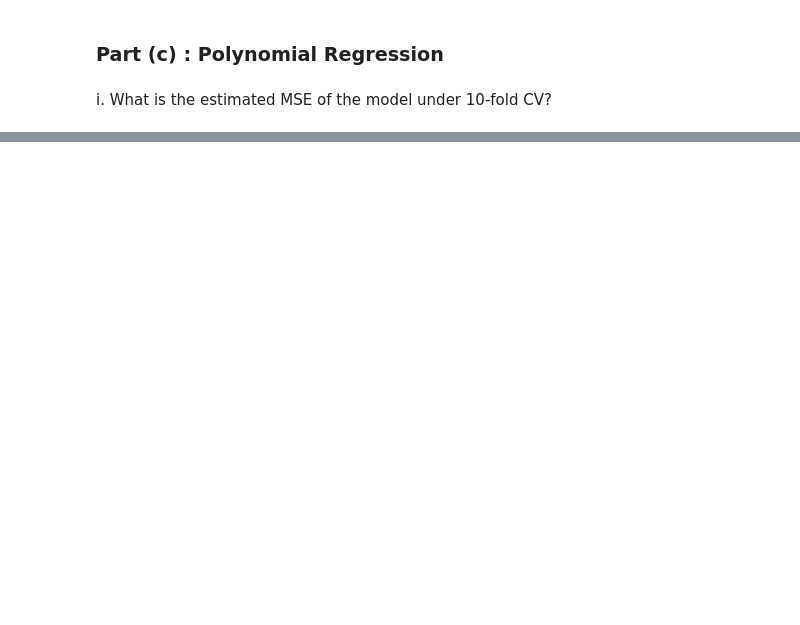
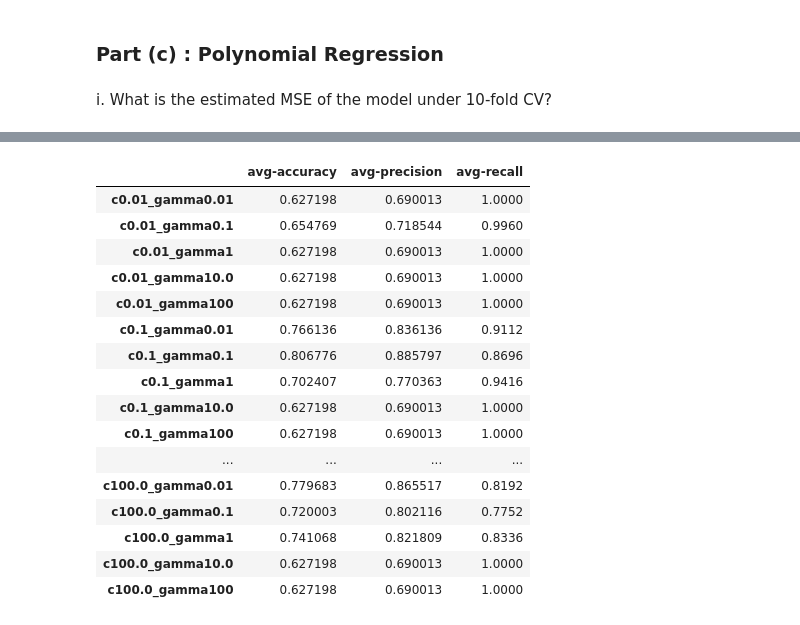
Before and after one commit to Sardhendu/Study, a Jupyter notebook: Crime-Prediction/crimePrediction.ipynb, the cells around one changed output, grey strips where cells are left out. Drawn from its saved outputs; the diff is of its cells as text; code cells hidden in the pictures; blank space fills up the shorter version.

```diff
--- a/Crime-Prediction/crimePrediction.ipynb
+++ b/Crime-Prediction/crimePrediction.ipynb
@@ -374,0 +522,44 @@ array([[  1.00000000e+00,   1.00000000e-02,   4.10000000e-01, ...,
+# %%
+c_range = [0.01, 0.1, 1.0, 10.0, 100.0]#, 1000.0]
+gamma_range = [0.01, 0.1, 1, 10.0, 100]
+
+DF_PrecisionRecallFscore = pd.DataFrame(np.NaN, index=["c" + str(c) + "_" + "gamma" + str(gamma) for c, gamma in itertools.product(c_range, gamma_range)],
+                                        columns=['avg-accuracy', 'avg-precision', 'avg-recall'])
+
+for foldNUM, c_gamma_prediction in  outputEvaluationDict.items():
+#     print ('Running for cross validation fold : ', numFold)
+    for c_gamma, prediction in c_gamma_prediction.items():
+        if pd.isnull(DF_PrecisionRecallFscore.ix[c_gamma, 'avg-accuracy']):
+            DF_PrecisionRecallFscore.ix[c_gamma, 'avg-accuracy'] = metrics.accuracy_score(validLabelDict[foldNUM], prediction)
+        else:
+            DF_PrecisionRecallFscore.ix[c_gamma, 'avg-accuracy'] = DF_PrecisionRecallFscore.ix[c_gamma, 'avg-accuracy'] + metrics.accuracy_score(validLabelDict[foldNUM], prediction)
+
+        if pd.isnull(DF_PrecisionRecallFscore.ix[c_gamma, 'avg-precision']):
+            DF_PrecisionRecallFscore.ix[c_gamma, 'avg-precision'] = metrics.precision_score(validLabelDict[foldNUM], prediction)
+        else:
+            DF_PrecisionRecallFscore.ix[c_gamma, 'avg-precision'] = DF_PrecisionRecallFscore.ix[c_gamma, 'avg-accuracy'] + metrics.precision_score(validLabelDict[foldNUM], prediction)
+
+        if pd.isnull(DF_PrecisionRecallFscore.ix[c_gamma, 'avg-recall']):
+            DF_PrecisionRecallFscore.ix[c_gamma, 'avg-recall'] = metrics.recall_score(validLabelDict[foldNUM], prediction)
+        else:
+            DF_PrecisionRecallFscore.ix[c_gamma, 'avg-recall'] = DF_PrecisionRecallFscore.ix[c_gamma, 'avg-recall'] + metrics.recall_score(validLabelDict[foldNUM], prediction)
+
+DF_PrecisionRecallFscore/(foldNUM+1)
+# %% [output]
+|  | avg-accuracy | avg-precision | avg-recall |
+| c0.01_gamma0.01 | 0.627198 | 0.690013 | 1.0000 |
+| c0.01_gamma0.1 | 0.654769 | 0.718544 | 0.9960 |
+| c0.01_gamma1 | 0.627198 | 0.690013 | 1.0000 |
+| c0.01_gamma10.0 | 0.627198 | 0.690013 | 1.0000 |
+| c0.01_gamma100 | 0.627198 | 0.690013 | 1.0000 |
+| c0.1_gamma0.01 | 0.766136 | 0.836136 | 0.9112 |
+| c0.1_gamma0.1 | 0.806776 | 0.885797 | 0.8696 |
+| c0.1_gamma1 | 0.702407 | 0.770363 | 0.9416 |
+| c0.1_gamma10.0 | 0.627198 | 0.690013 | 1.0000 |
+| c0.1_gamma100 | 0.627198 | 0.690013 | 1.0000 |
+| ... | ... | ... | ... |
+| c100.0_gamma0.01 | 0.779683 | 0.865517 | 0.8192 |
+| c100.0_gamma0.1 | 0.720003 | 0.802116 | 0.7752 |
+| c100.0_gamma1 | 0.741068 | 0.821809 | 0.8336 |
+| c100.0_gamma10.0 | 0.627198 | 0.690013 | 1.0000 |
+| c100.0_gamma100 | 0.627198 | 0.690013 | 1.0000 |
```
Also changed, not shown: parts of 32 cells of this notebook.
